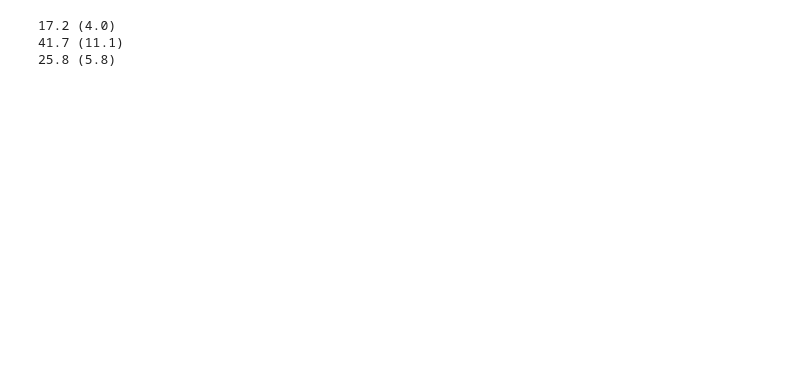
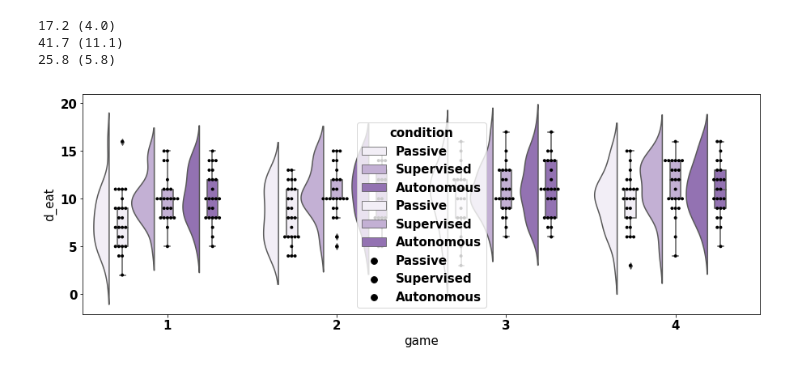
Before and after one commit to emmanuel-senft/data-foodchain, a Jupyter notebook: analyse.ipynb, the cells around one changed output. Saved outputs shown, nothing was run; the diff lists cells and outputs as text; code cells hidden in the pictures; blank space fills up the shorter version.

```diff
--- a/analyse.ipynb
+++ b/analyse.ipynb
@@ -425,3 +296,28 @@ b=np.sum(n_bad_child)
 17.2 (4.0)
 41.7 (11.1)
 25.8 (5.8)
+# %%
+data=df
+x="game"
+y="d_eat"
+hue="condition"
+d=expend_frame(data,x,y,hue)
+
+f, (ax) = plt.subplots(1,1, figsize=(15,5))
+bplot=sns.boxplot(x=x, y=y, hue=hue, data=d,dodge=True,color=sns.color_palette()[len(set(d[x].tolist()))], width=.2,whis=1.5)
+
+t = matplotlib.transforms.Affine2D().translate(41.5,0)
+for i in range(4):
+    bplot.artists[3*i].set_transform(bplot.artists[3*i].get_transform() - t)
+    bplot.artists[3*i+2].set_transform(bplot.artists[3*i+2].get_transform() + t)
+    n=6
+    for j in range(n):
+        bplot.lines[3*i*n+j].set_transform(bplot.lines[3*i*n+j].get_transform() - t)
+        bplot.lines[(3*i+2)*n+j].set_transform(bplot.lines[(3*i+2)*n+j].get_transform() + t)
+sw=sns.swarmplot(x=x, y=y, hue=hue, data=d,dodge=True, palette=["black", "black","black"],size=4)
+
+pt.half_violinplot(x=x, y=y, data=d, hue=hue, color=sns.color_palette()[len(set(d[x].tolist()))], cut = 2, bw=.5,
+                  scale="area", width=.8, inner = None, orient="v", offset=.08)
+plt.show()
+# %% [output]
+[figure, added]
```
Also changed, not shown: parts of 11 cells of this notebook.
